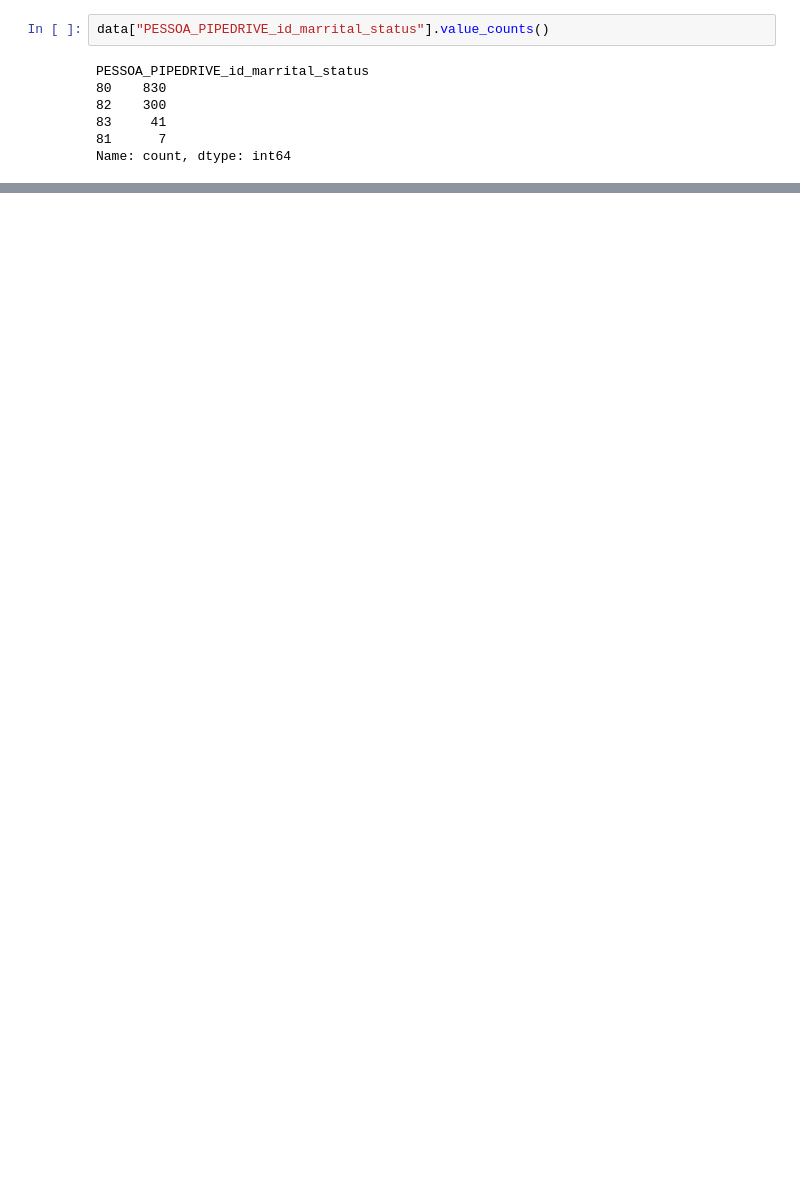
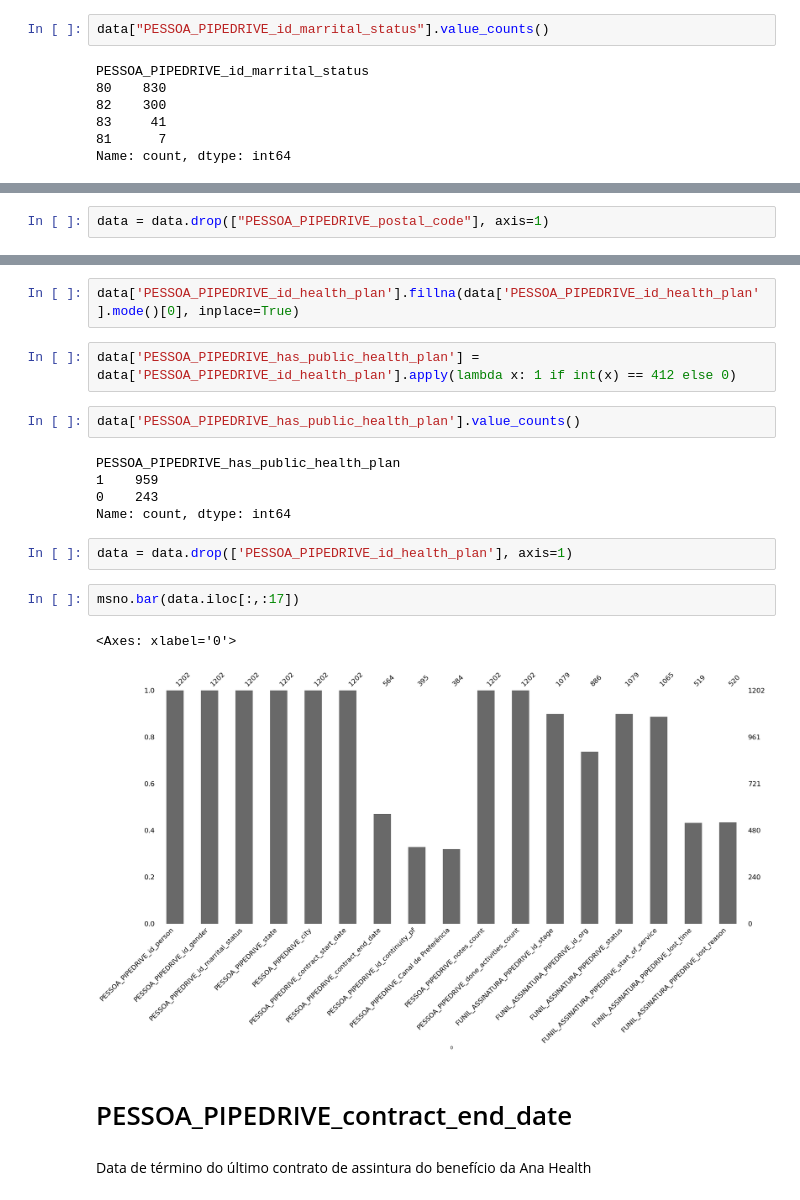
Before and after one commit to alessitomas/streamlit-deploy, a Jupyter notebook: src/notebooks/01_preprocessing.ipynb, the cells around one changed output, grey strips where cells are left out. Saved outputs shown, nothing was run; the diff lists cells and outputs as text; blank space fills up the shorter version.

```diff
--- a/src/notebooks/01_preprocessing.ipynb
+++ b/src/notebooks/01_preprocessing.ipynb
@@ -233,0 +300,2 @@ Name: count, dtype: int64
+# %%
+data = data.drop(["PESSOA_PIPEDRIVE_postal_code"], axis=1)
@@ -233,0 +328,22 @@ Name: count, dtype: int64
+# %%
+data['PESSOA_PIPEDRIVE_id_health_plan'].fillna(data['PESSOA_PIPEDRIVE_id_health_plan'].mode()[0], inplace=True)
+# %%
+data['PESSOA_PIPEDRIVE_has_public_health_plan'] = data['PESSOA_PIPEDRIVE_id_health_plan'].apply(lambda x: 1 if int(x) == 412 else 0)
+# %%
+data['PESSOA_PIPEDRIVE_has_public_health_plan'].value_counts()
+# %% [output]
+PESSOA_PIPEDRIVE_has_public_health_plan
+1    959
+0    243
+Name: count, dtype: int64
+# %%
+data = data.drop(['PESSOA_PIPEDRIVE_id_health_plan'], axis=1)
+# %%
+msno.bar(data.iloc[:,:17])
+# %% [output]
+<Axes: xlabel='0'>
+[figure, added]
+# %% [markdown]
+# PESSOA_PIPEDRIVE_contract_end_date
+# %% [markdown]
+Data de término do último contrato de assintura do benefício da Ana Health
```
Also changed, not shown: parts of 34 cells of this notebook.
